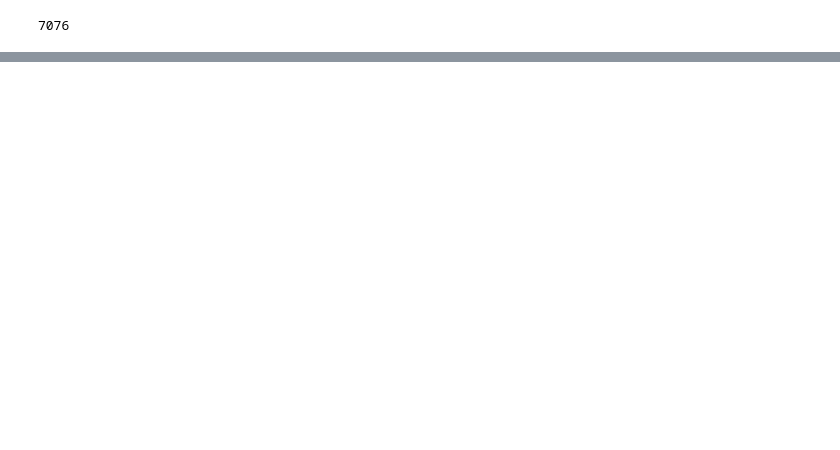
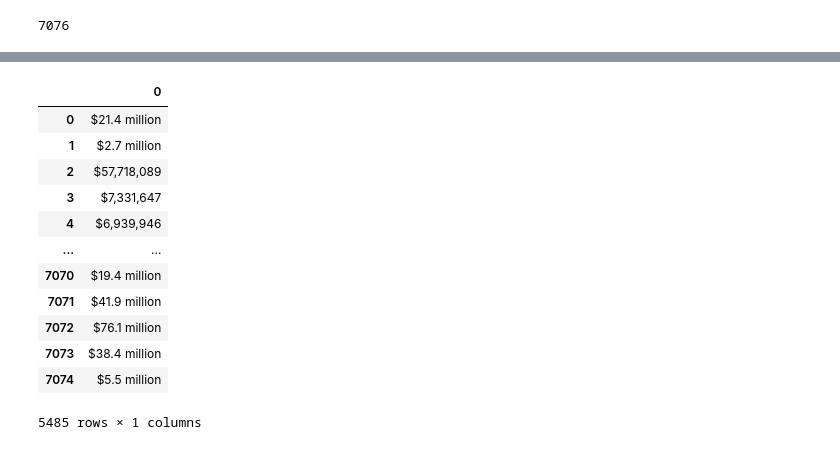
Before and after one commit to tylerah/movies-ETL, a Jupyter notebook: wikipedia_kaggle_ETL.ipynb, the cells around one changed output, grey strips where cells are left out. Saved outputs shown, nothing was run; the diff lists cells and outputs as text; code cells hidden in the pictures; blank space fills up the shorter version.

Commit message:
made further additions to clean data

```diff
--- a/wikipedia_kaggle_ETL.ipynb
+++ b/wikipedia_kaggle_ETL.ipynb
@@ -168,0 +233,4 @@ sorted(wiki_movies_df.columns.tolist())
+# %%
+# check for columns with less than 90% null values and create new dataframe
+wiki_columns_to_keep = [column for column in wiki_movies_df.columns if wiki_movies_df[column].isnull().sum() < len(wiki_movies_df) * 0.9]
+wiki_movies_df = wiki_movies_df[wiki_columns_to_keep]
@@ -168,0 +260,2 @@ sorted(wiki_movies_df.columns.tolist())
+# %%
+box_office = wiki_movies_df['Box office'].dropna()
@@ -168,0 +300,4 @@ sorted(wiki_movies_df.columns.tolist())
+# %%
+#In order to concatenate the items on the list, we need to make a separator string and then use the join() method
+#The space is the joining character
+box_office = box_office.apply(lambda x: ' '.join(x) if type(x) == list else x)
@@ -168,0 +359,34 @@ sorted(wiki_movies_df.columns.tolist())
+# %%
+#Some values have spaces in between the dollar sign and the number. To fix that, add '\s*' after the $ sign
+form_one = r"\$\s*\d+\.?\d*\s*[mb]illion"
+form_two = r"\$\s*\d{1,3}(?:,\d{3})+"
+
+#Some values use a period as a thousands separator, not a comma. To fix that, allow for either a comma or period
+#Don't forget escape the period with a \
+form_two = r"\$\s*\d{1,3}(?:[,\.]\d{3})+"
+#The results will match values like 1.234 billion, but we want to change raw numbers
+#To solve this, dd a negative lookahead group that looks for "million" or "billion" and rejects the match
+form_two = r"\$\s*\d{1,3}(?:[,\.]\d{3})+(?!\s[mb]illion)"
+
+#Some values are given as a range. To fix that, search for any string that starts with a $ and ends with a -
+box_office = box_office.str.replace(r'\$.*[-–—](?![a-z])', '$', regex=True)
+
+#"Million" is sometimes mispelled as "millon"
+form_one = r"\$\s*\d+\.?\d*\s*[mb]illi?on"
+# %%
+#Create a regular expression that captures data when it matches either form_one or form_two
+box_office.str.extract(f'({form_one}|{form_two})')
+# %% [output]
+|  | 0 |
+| 0 | $21.4 million |
+| 1 | $2.7 million |
+| 2 | $57,718,089 |
+| 3 | $7,331,647 |
+| 4 | $6,939,946 |
+| ... | ... |
+| 7070 | $19.4 million |
+| 7071 | $41.9 million |
+| 7072 | $76.1 million |
+| 7073 | $38.4 million |
+| 7074 | $5.5 million |
+5485 rows × 1 columns
```
Also changed, not shown: parts of 40 cells of this notebook.
